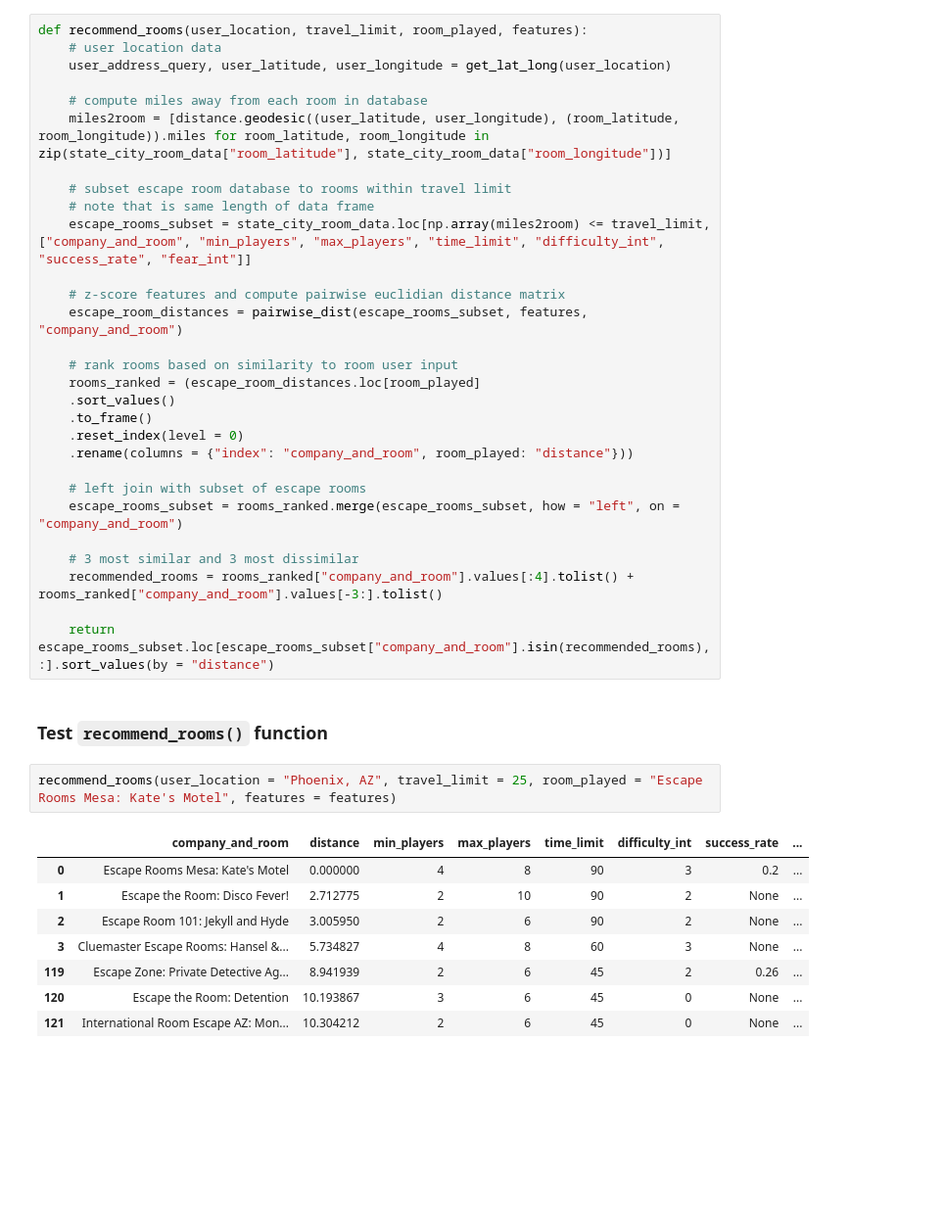
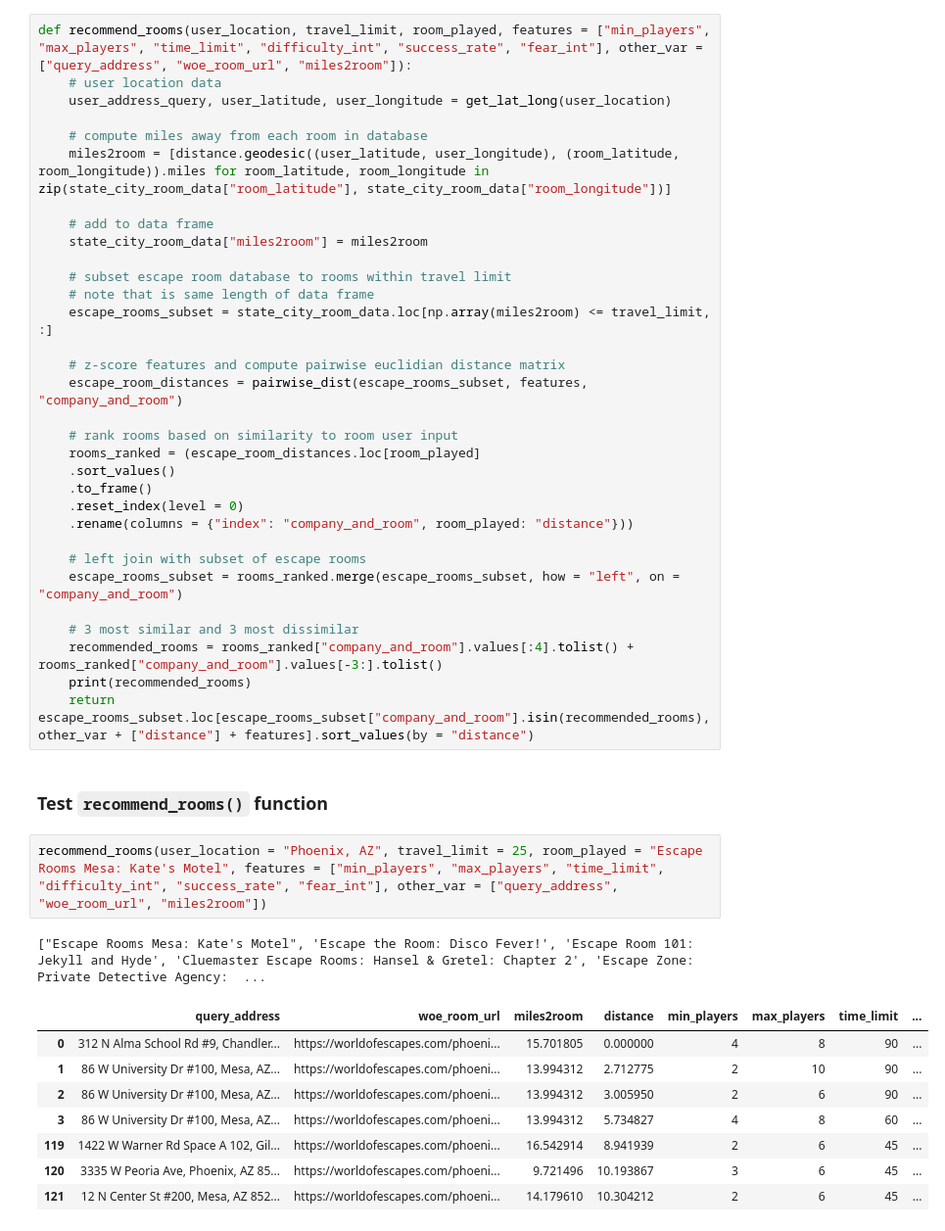
Before and after one commit to nmmichalak/escape_room_reviews, a Jupyter notebook: 1exploratory_data_analysis.ipynb, the cells around one changed output. Shown at 98% size. Cells and saved outputs as stored; diff of their text form; blank space fills up the shorter version.

```diff
--- a/1exploratory_data_analysis.ipynb
+++ b/1exploratory_data_analysis.ipynb
@@ -568,16 +564,19 @@ user_game
 # %% [markdown]
 ## Combine steps in one function
 # %%
-def recommend_rooms(user_location, travel_limit, room_played, features):
+def recommend_rooms(user_location, travel_limit, room_played, features = ["min_players", "max_players", "time_limit", "difficulty_int", "success_rate", "fear_int"], other_var = ["query_address", "woe_room_url", "miles2room"]):
     # user location data
     user_address_query, user_latitude, user_longitude = get_lat_long(user_location)
 
     # compute miles away from each room in database
     miles2room = [distance.geodesic((user_latitude, user_longitude), (room_latitude, room_longitude)).miles for room_latitude, room_longitude in zip(state_city_room_data["room_latitude"], state_city_room_data["room_longitude"])]
 
+    # add to data frame
+    state_city_room_data["miles2room"] = miles2room
+
     # subset escape room database to rooms within travel limit
     # note that is same length of data frame
-    escape_rooms_subset = state_city_room_data.loc[np.array(miles2room) <= travel_limit, ["company_and_room", "min_players", "max_players", "time_limit", "difficulty_int", "success_rate", "fear_int"]]
+    escape_rooms_subset = state_city_room_data.loc[np.array(miles2room) <= travel_limit, :]
 
     # z-score features and compute pairwise euclidian distance matrix
     escape_room_distances = pairwise_dist(escape_rooms_subset, features, "company_and_room")
@@ -594,18 +593,19 @@ def recommend_rooms(user_location, travel_limit, room_played, features):
 
     # 3 most similar and 3 most dissimilar
     recommended_rooms = rooms_ranked["company_and_room"].values[:4].tolist() + rooms_ranked["company_and_room"].values[-3:].tolist()
-
-    return escape_rooms_subset.loc[escape_rooms_subset["company_and_room"].isin(recommended_rooms), :].sort_values(by = "distance")
+    print(recommended_rooms)
+    return escape_rooms_subset.loc[escape_rooms_subset["company_and_room"].isin(recommended_rooms), other_var + ["distance"] + features].sort_values(by = "distance")
 # %% [markdown]
 ### Test `recommend_rooms()` function
 # %%
-recommend_rooms(user_location = "Phoenix, AZ", travel_limit = 25, room_played = "Escape Rooms Mesa: Kate's Motel", features = features)
+recommend_rooms(user_location = "Phoenix, AZ", travel_limit = 25, room_played = "Escape Rooms Mesa: Kate's Motel", features = ["min_players", "max_players", "time_limit", "difficulty_int", "success_rate", "fear_int"], other_var = ["query_address", "woe_room_url", "miles2room"])
 # %% [output]
+["Escape Rooms Mesa: Kate's Motel", 'Escape the Room: Disco Fever!', 'Escape Room 101: Jekyll and Hyde', 'Cluemaster Escape Rooms: Hansel & Gretel: Chapter 2', 'Escape Zone: Private Detective Agency:  ...
-|  | company_and_room | distance | min_players | max_players | time_limit | difficulty_int | success_rate | ... |
-| 0 | Escape Rooms Mesa: Kate's Motel | 0.000000 | 4 | 8 | 90 | 3 | 0.2 | ... |
-| 1 | Escape the Room: Disco Fever! | 2.712775 | 2 | 10 | 90 | 2 | None | ... |
-| 2 | Escape Room 101: Jekyll and Hyde | 3.005950 | 2 | 6 | 90 | 2 | None | ... |
-| 3 | Cluemaster Escape Rooms: Hansel &... | 5.734827 | 4 | 8 | 60 | 3 | None | ... |
-| 119 | Escape Zone: Private Detective Ag... | 8.941939 | 2 | 6 | 45 | 2 | 0.26 | ... |
-| 120 | Escape the Room: Detention | 10.193867 | 3 | 6 | 45 | 0 | None | ... |
-| 121 | International Room Escape AZ: Mon... | 10.304212 | 2 | 6 | 45 | 0 | None | ... |
+|  | query_address | woe_room_url | miles2room | distance | min_players | max_players | time_limit | ... |
+| 0 | 312 N Alma School Rd #9, Chandler... | https://worldofescapes.com/phoeni... | 15.701805 | 0.000000 | 4 | 8 | 90 | ... |
+| 1 | 86 W University Dr #100, Mesa, AZ... | https://worldofescapes.com/phoeni... | 13.994312 | 2.712775 | 2 | 10 | 90 | ... |
+| 2 | 86 W University Dr #100, Mesa, AZ... | https://worldofescapes.com/phoeni... | 13.994312 | 3.005950 | 2 | 6 | 90 | ... |
+| 3 | 86 W University Dr #100, Mesa, AZ... | https://worldofescapes.com/phoeni... | 13.994312 | 5.734827 | 4 | 8 | 60 | ... |
+| 119 | 1422 W Warner Rd Space A 102, Gil... | https://worldofescapes.com/phoeni... | 16.542914 | 8.941939 | 2 | 6 | 45 | ... |
+| 120 | 3335 W Peoria Ave, Phoenix, AZ 85... | https://worldofescapes.com/phoeni... | 9.721496 | 10.193867 | 3 | 6 | 45 | ... |
+| 121 | 12 N Center St #200, Mesa, AZ 852... | https://worldofescapes.com/phoeni... | 14.179610 | 10.304212 | 2 | 6 | 45 | ... |
```
Also changed, not shown: parts of 12 cells of this notebook, 1 other file.
